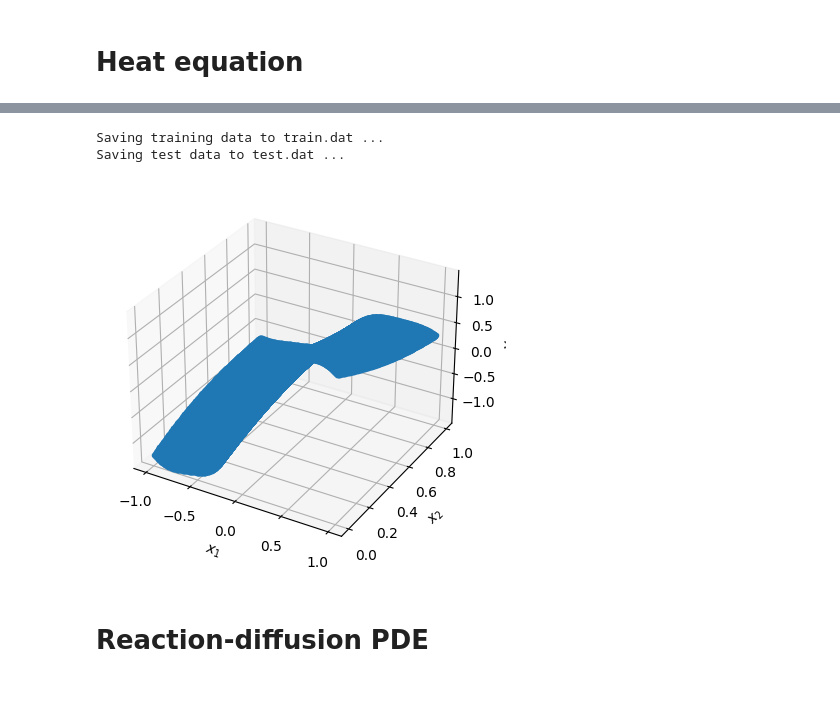
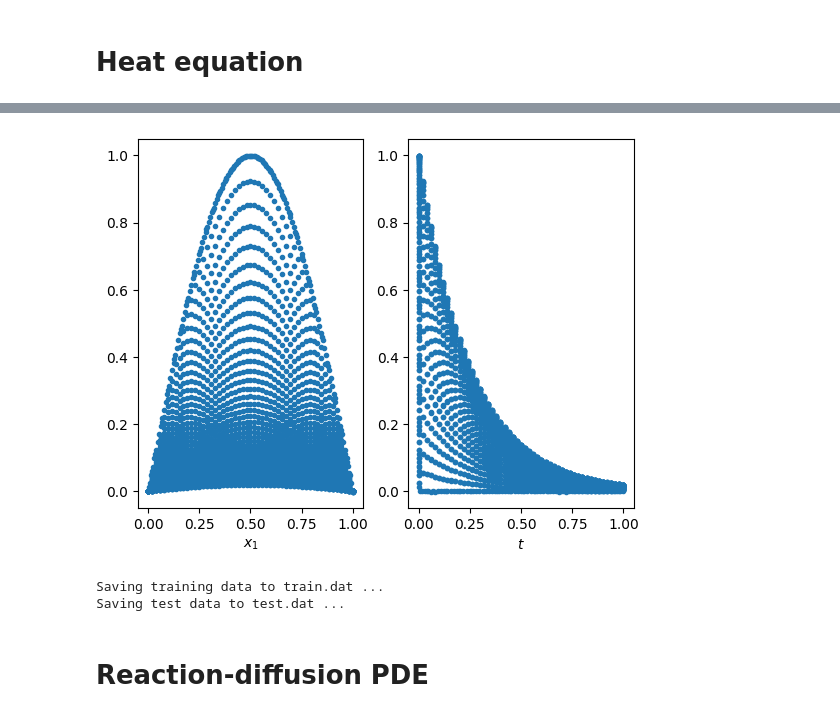
Before and after one commit to ianbgroves/PatternLearning, a Jupyter notebook: PINNs/Lu_2021_deepXDE/DeepXDE_tests.ipynb, the cells around one changed output, grey strips where cells are left out. Drawn from its saved outputs; the diff is of its cells as text; code cells hidden in the pictures.

```diff
--- a/PINNs/Lu_2021_deepXDE/DeepXDE_tests.ipynb
+++ b/PINNs/Lu_2021_deepXDE/DeepXDE_tests.ipynb
@@ -521,12 +525,29 @@ plt.legend()
+# %%
+# elif train_state.X_test.shape[1] == 2:
+for i in range(y_dim):
+    fig, ax = plt.subplots(1,2)
+    ax[0].plot(
+        train_state.X_test[:, 0],
+
+        best_y[:, i],
+        ".",
+    )
+    ax[1].plot(
+        train_state.X_test[:, 1],
+
+        best_y[:, i],
+        ".",
+    )
+
+    ax[0].set_xlabel("$x_1$")
+    ax[1].set_xlabel("$t$")
+# %% [output]
+[figure, added]
 # %%
 dde.utils.external.save_best_state(train_state, 'train.dat', 'test.dat')
 # %% [output]
 Saving training data to train.dat ...
 Saving test data to test.dat ...
-# %%
-dde.utils.external.plot_best_state(train_state)
-# %% [output]
-[figure, removed]
 # %% [markdown]
 # Reaction-diffusion PDE
 # %% [markdown]
```
Also changed, not shown: parts of 7 cells of this notebook.
